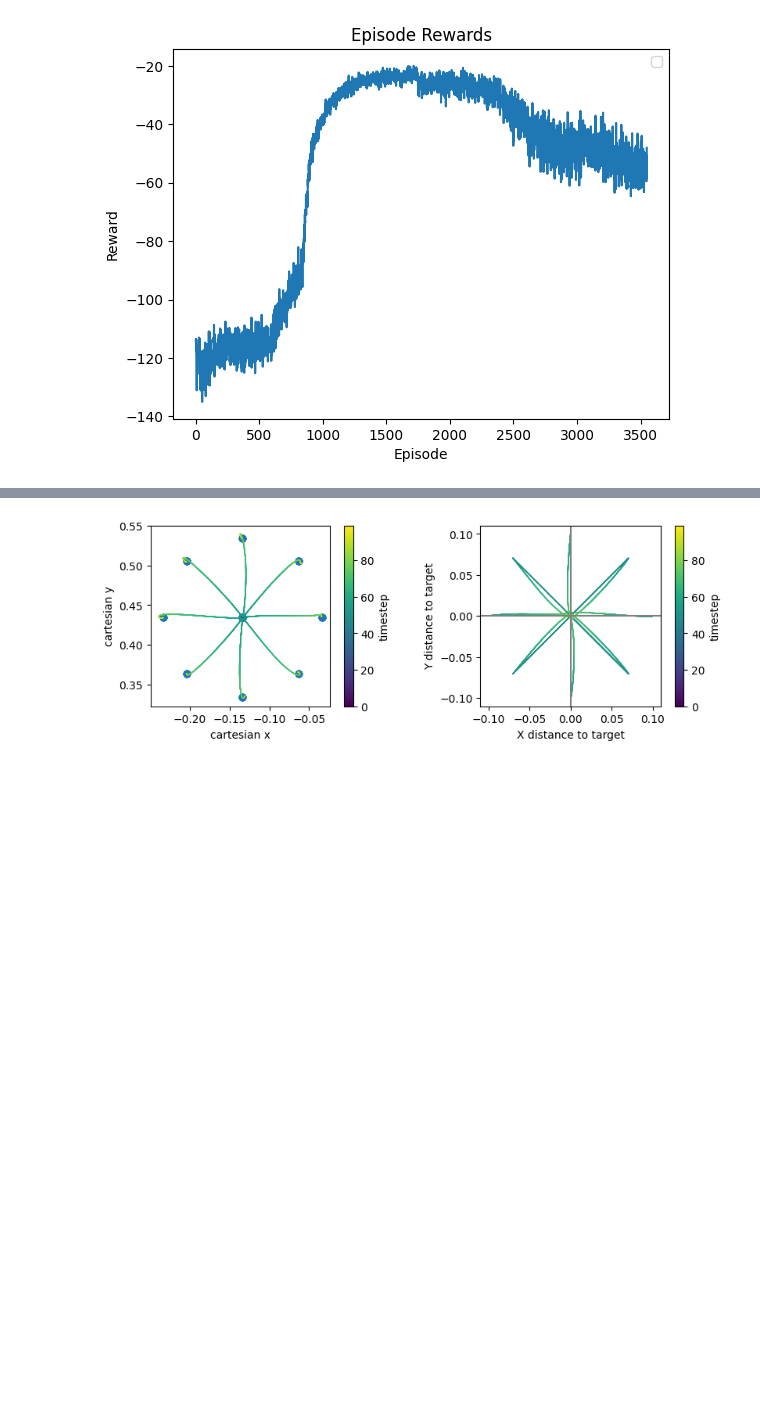
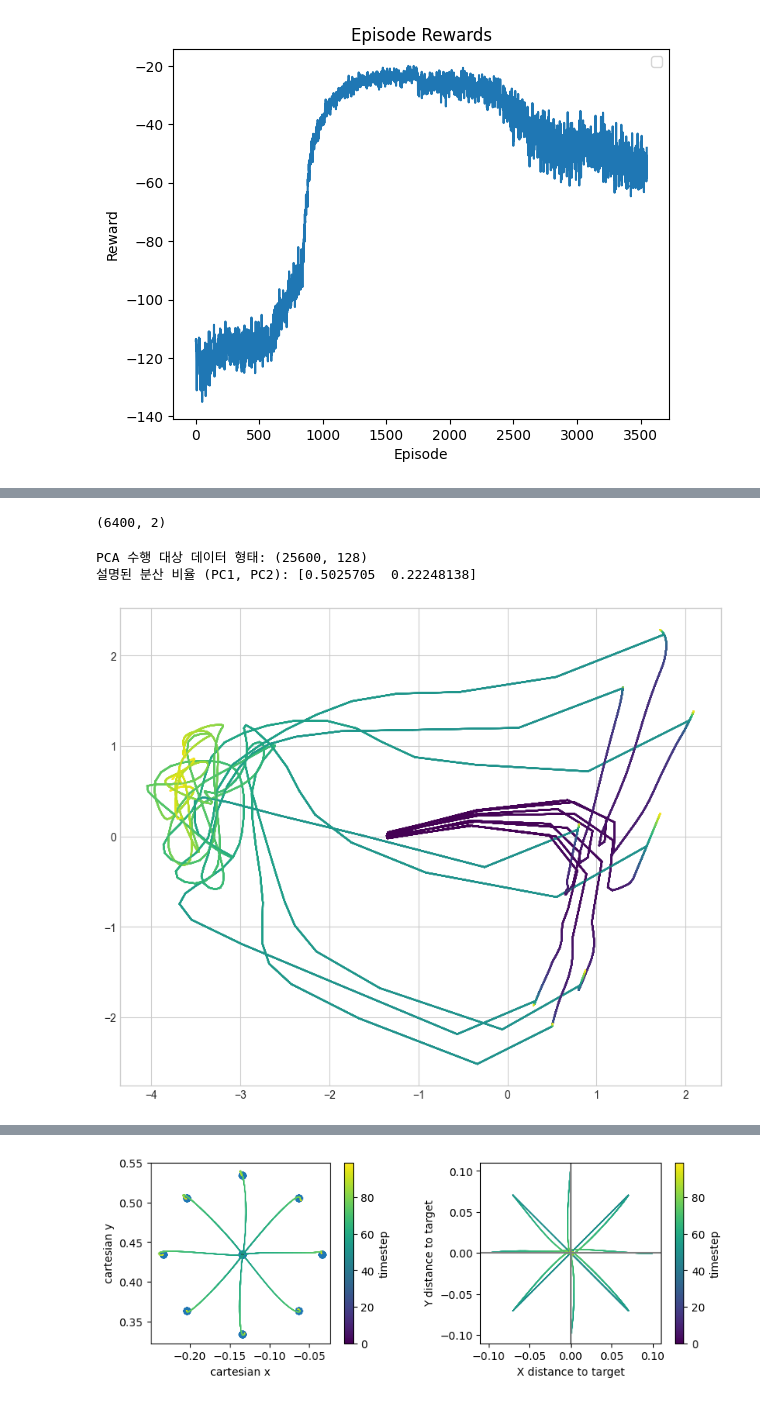
Before and after one commit to clmnlab/MotorNet, a Jupyter notebook: test.ipynb, the cells around one changed output, grey strips where cells are left out. Cells and saved outputs as stored; diff of their text form; code cells hidden in the pictures; blank space fills up the shorter version.

Commit message:
hidden state analysis

```diff
--- a/test.ipynb
+++ b/test.ipynb
@@ -107,0 +166,37 @@ plot_simulations2(xy, tg)
+# %%
+hidden_states_2d.shape
+# %% [output]
+(6400, 2)
+# %%
+hidden_states_data = data['all_hidden'].detach().cpu().numpy()
+batch_size, time_steps, hidden_dims = hidden_states_data.shape
+
+reshaped_states = hidden_states_data.transpose(1, 0, 2).reshape(-1, hidden_dims)
+
+print(f"PCA 수행 대상 데이터 형태: {reshaped_states.shape}")
+pca = PCA(n_components=2) # 상위 2개의 주성분 추출
+hidden_states_2d = pca.fit_transform(reshaped_states)
+
+print(f"설명된 분산 비율 (PC1, PC2): {pca.explained_variance_ratio_}")
+
+# 3. 시각화
+plt.style.use('seaborn-v0_8-whitegrid')
+fig, ax = plt.subplots(figsize=(10, 8))
+
+for i in range(batch_size):
+# for i in range(4):
+        # i번째 배치의 궤적 데이터 추출
+        # Reshape된 데이터에서 i번째 배치의 데이터를 올바르게 가져옵니다.
+        trajectory = hidden_states_2d[i::batch_size]
+
+        # 시간에 따라 색상이 변하도록 컬러맵 설정 (파랑 -> 빨강)
+        colors = plt.cm.viridis(np.linspace(0, 1, len(trajectory)))
+
+        # 선분 하나씩 그리면서 색상 적용
+        for j in range(len(trajectory) - 1):
+            ax.plot(trajectory[j:j+2, 0], trajectory[j:j+2, 1], color=colors[j], alpha=0.6, linewidth=1.5)
+            # ax.plot(trajectory[:, 0], trajectory[:, 1], color=colors[j], alpha=0.6, linewidth=1.5)
+# %% [output]
+PCA 수행 대상 데이터 형태: (25600, 128)
+설명된 분산 비율 (PC1, PC2): [0.5025705  0.22248138]
+[figure, added]
```
Also changed, not shown: parts of 11 cells of this notebook.
